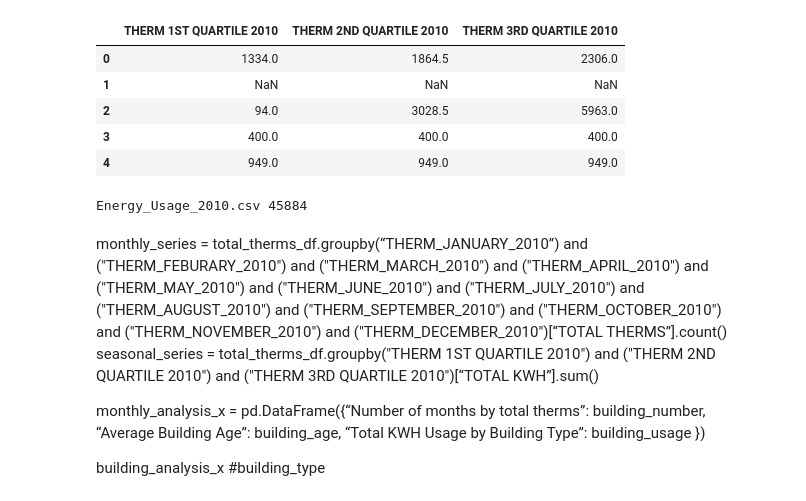
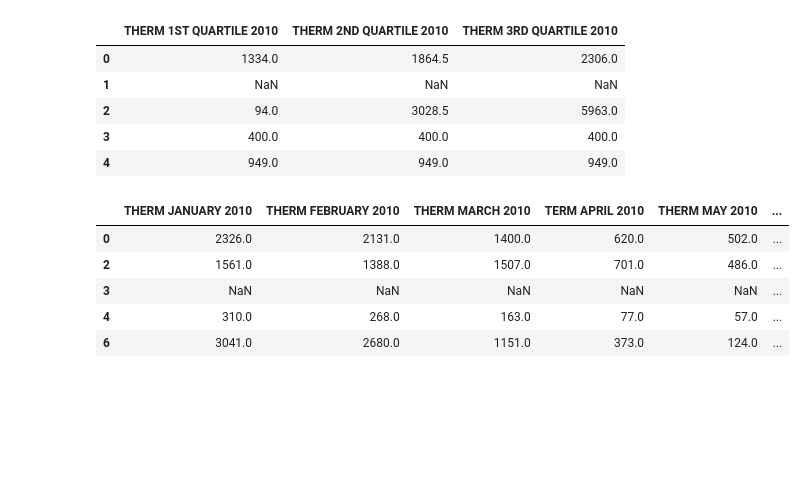
Before and after one commit to oimartin/Chicago_Energy, a Jupyter notebook: Season and Monthly Consumption.ipynb, the cells around one changed output. Saved outputs shown, nothing was run; the diff lists cells and outputs as text; code cells hidden in the pictures; blank space fills up the shorter version.

```diff
--- a/Season and Monthly Consumption.ipynb
+++ b/Season and Monthly Consumption.ipynb
@@ -66,17 +42,11 @@ zip?
-# %%
-print (f"Energy_Usage_2010.csv", len(df_energy_2010_data))
-# %% [output]
-Energy_Usage_2010.csv 45884
-# %% [markdown]
-monthly_series = total_therms_df.groupby(“THERM_JANUARY_2010”) and ("THERM_FEBURARY_2010") and ("THERM_MARCH_2010") and ("THERM_APRIL_2010") and ("THERM_MAY_2010") and ("THERM_JUNE_2010") and ("THERM_JULY_2010") and ("THERM_AUGUST_2010") and ("THERM_SEPTEMBER_2010") and ("THERM_OCTOBER_2010") and ("THERM_NOVEMBER_2010") and ("THERM_DECEMBER_2010")[“TOTAL THERMS”].count()
-seasonal_series = total_therms_df.groupby("THERM 1ST QUARTILE 2010") and ("THERM 2ND QUARTILE 2010") and ("THERM 3RD QUARTILE 2010")[“TOTAL KWH”].sum()
-
-
-
-monthly_analysis_x = pd.DataFrame({“Number of months by total therms”: building_number,
-                                 “Average Building Age”: building_age,
-                                 “Total KWH Usage by Building Type”: building_usage })
-
-
-building_analysis_x
-#building_type
+# %%
+# Removing rows which has no data
+monthly_series = monthly_series.dropna(how='all')
+monthly_series.head()
+# %% [output]
+|  | THERM JANUARY 2010 | THERM FEBRUARY 2010 | THERM MARCH 2010 | TERM APRIL 2010 | THERM MAY 2010 | ... |
+| 0 | 2326.0 | 2131.0 | 1400.0 | 620.0 | 502.0 | ... |
+| 2 | 1561.0 | 1388.0 | 1507.0 | 701.0 | 486.0 | ... |
+| 3 | NaN | NaN | NaN | NaN | NaN | ... |
+| 4 | 310.0 | 268.0 | 163.0 | 77.0 | 57.0 | ... |
+| 6 | 3041.0 | 2680.0 | 1151.0 | 373.0 | 124.0 | ... |
```
Also changed, not shown: parts of 12 cells of this notebook, 4 other files.
